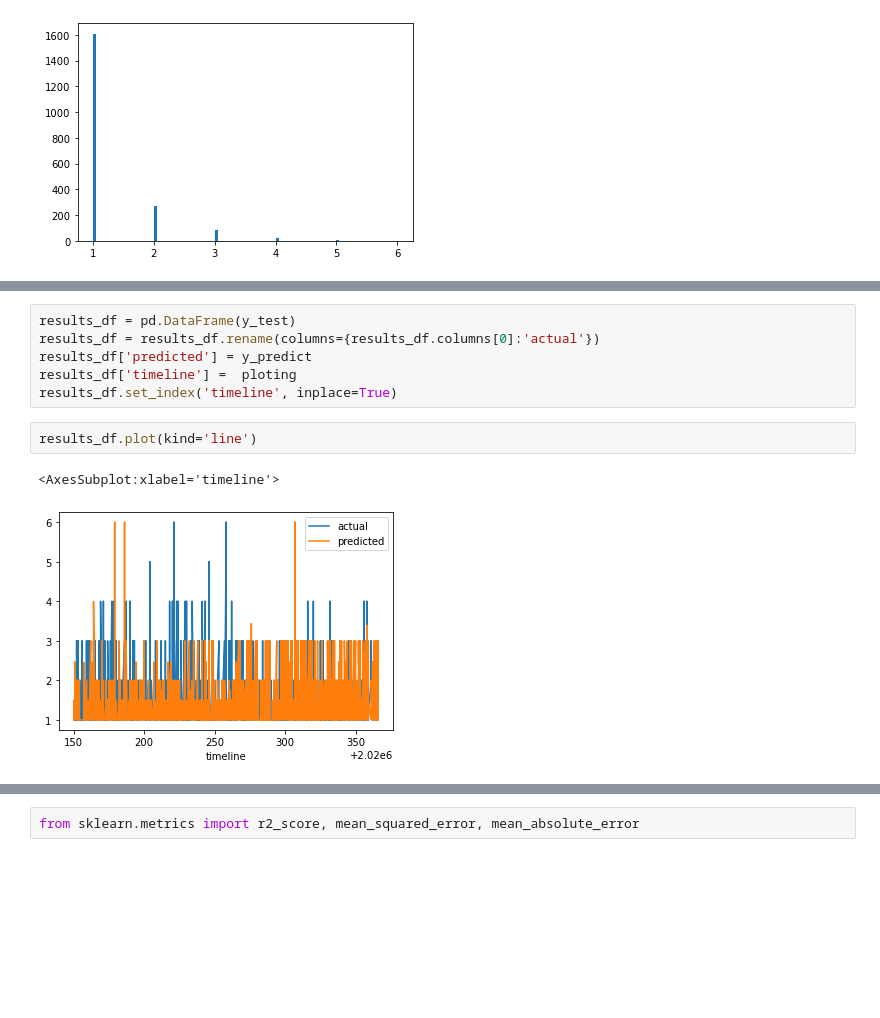
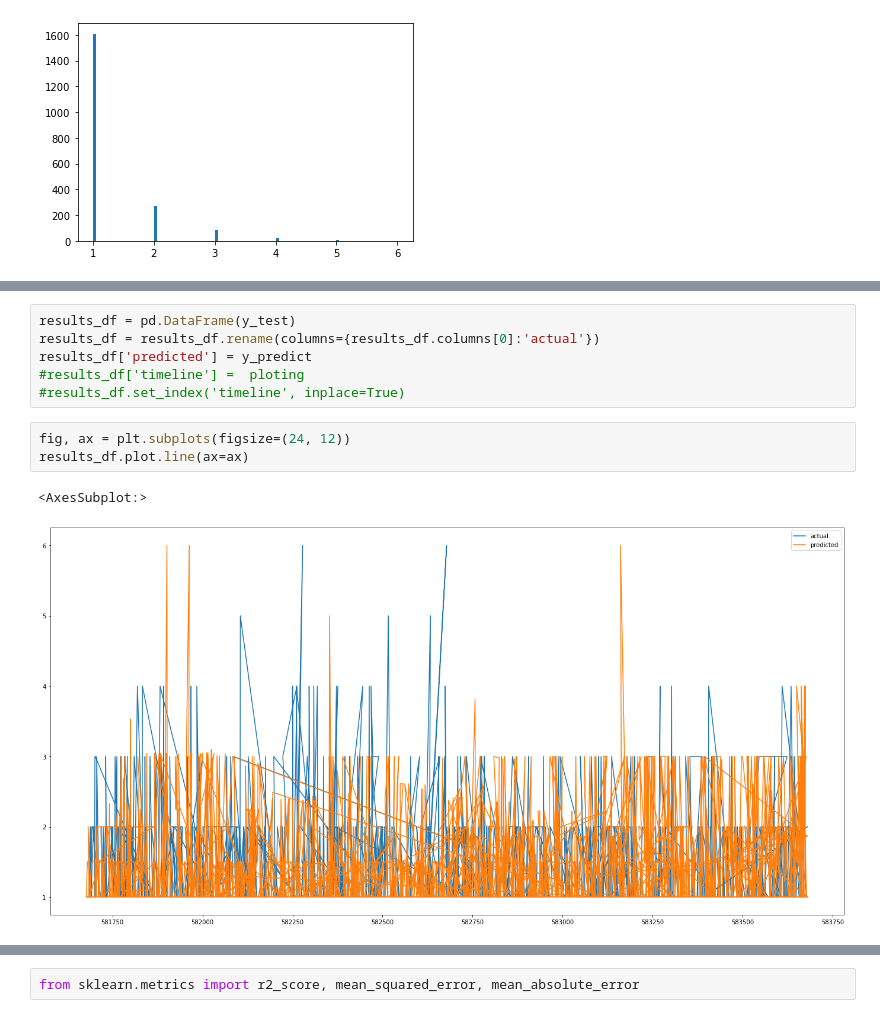
Before and after one commit to MikeHudgell/dsa, a Jupyter notebook: DSA - RTA-timeseries.ipynb, the cells around one changed output, grey strips where cells are left out. Saved outputs shown, nothing was run; the diff lists cells and outputs as text; blank space fills up the shorter version.

```diff
--- a/DSA - RTA-timeseries.ipynb
+++ b/DSA - RTA-timeseries.ipynb
@@ -357,11 +382,12 @@ RF_Model.estimators_
 results_df = pd.DataFrame(y_test)
 results_df = results_df.rename(columns={results_df.columns[0]:'actual'})
 results_df['predicted'] = y_predict
-results_df['timeline'] =  ploting
-results_df.set_index('timeline', inplace=True)
+#results_df['timeline'] =  ploting
+#results_df.set_index('timeline', inplace=True)
-# %%
-results_df.plot(kind='line')
-# %% [output]
-<AxesSubplot:xlabel='timeline'>
-[figure, removed]
+# %%
+fig, ax = plt.subplots(figsize=(24, 12))
+results_df.plot.line(ax=ax)
+# %% [output]
+<AxesSubplot:>
+[figure, added]
 # %%
```
Also changed, not shown: parts of 19 cells of this notebook, 1 other file.
